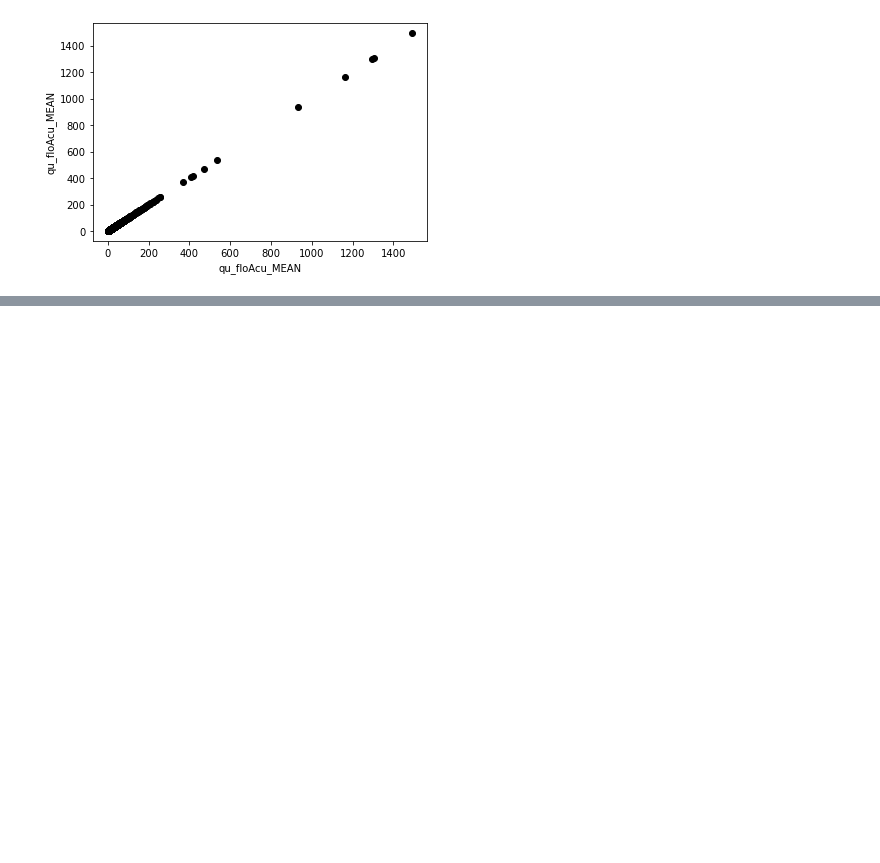
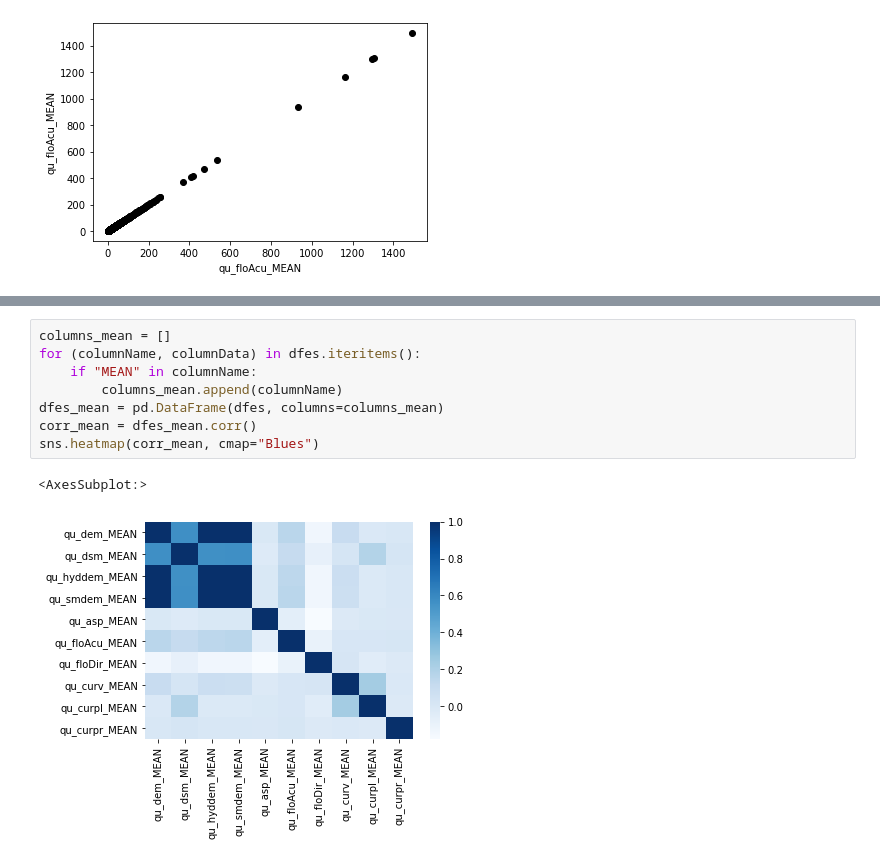
Before and after one commit to michael-suggs/earth-science-svsm, a Jupyter notebook: earthScienceDataFrame0.ipynb, the cells around one changed output, grey strips where cells are left out. Cells and saved outputs as stored; diff of their text form; blank space fills up the shorter version.

```diff
--- a/earthScienceDataFrame0.ipynb
+++ b/earthScienceDataFrame0.ipynb
@@ -44,0 +77,11 @@ Text(0, 0.5, 'qu_floAcu_MEAN')
+# %%
+columns_mean = []
+for (columnName, columnData) in dfes.iteritems():
+    if "MEAN" in columnName:
+        columns_mean.append(columnName)
+dfes_mean = pd.DataFrame(dfes, columns=columns_mean)
+corr_mean = dfes_mean.corr()
+sns.heatmap(corr_mean, cmap="Blues")
+# %% [output]
+<AxesSubplot:>
+[figure, added]
```
Also changed, not shown: parts of 8 cells of this notebook.
